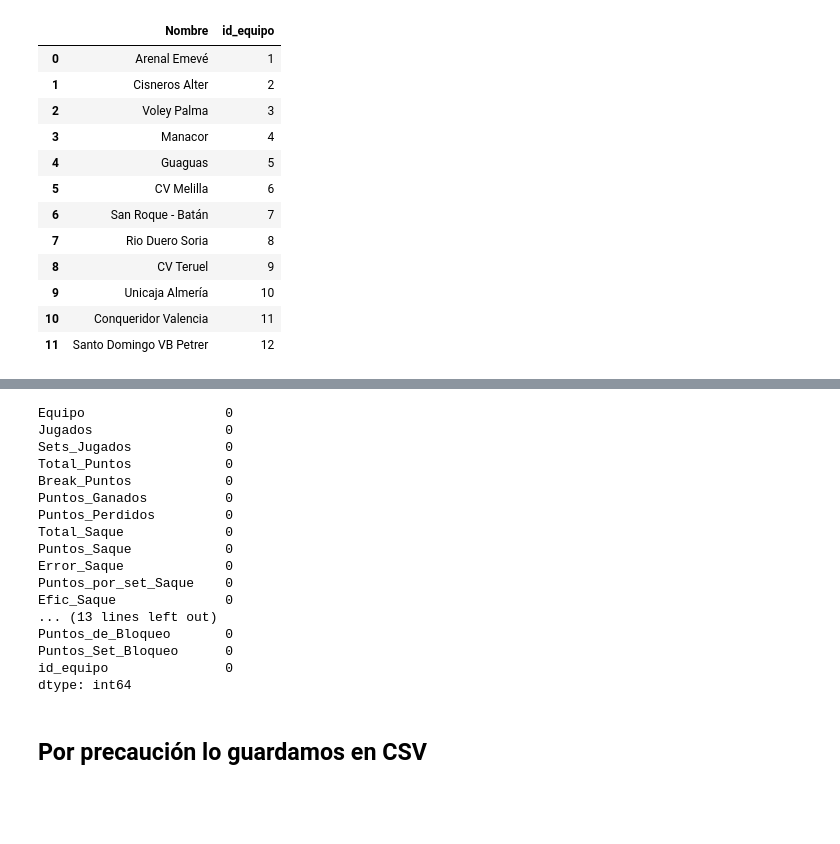
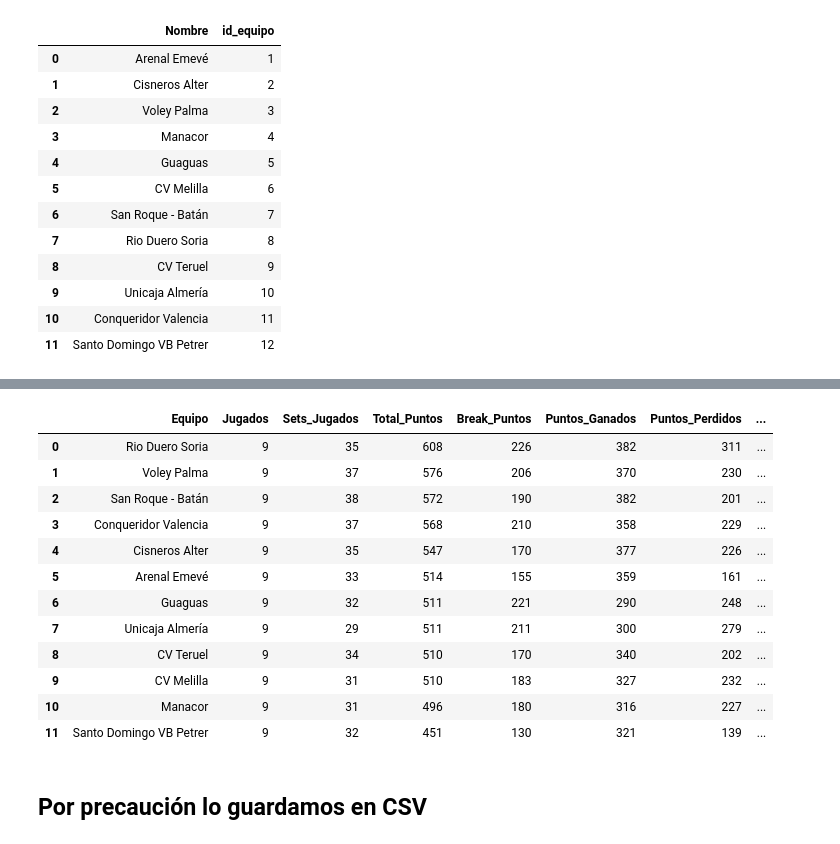
Before and after one commit to AlejandroCasna/Proyecto_final, a Jupyter notebook: notebooks/2023-2024/Clean/clean_estadistica.ipynb, the cells around one changed output, grey strips where cells are left out. Drawn from its saved outputs; the diff is of its cells as text; code cells hidden in the pictures; blank space fills up the shorter version.

```diff
--- a/notebooks/2023-2024/Clean/clean_estadistica.ipynb
+++ b/notebooks/2023-2024/Clean/clean_estadistica.ipynb
@@ -2,6 +2,7 @@
 import sys
 sys.path.append('C:\ironhack\Proyecto_final') # Hablar con el jefe
 from src.funciones import *
+pd.set_option('display.max_columns', None)
 # %%
 resultado = scraping_estadistica('https://www.rfevb.com/')
 # %% [output]
@@ -102,2 +85,6 @@ result.head()
 # %%
 result = result.drop(columns=['Nombre'])
+# %%
+columns_to_convert = ['Efic_Ataque', 'Excelente_Ataque', 'Efic_Recepcion', 'Excelente_Recepcion', 'Puntos_por_set_Saque', 'Efic_Saque','Puntos_Set_Bloqueo']
+result[columns_to_convert] = result[columns_to_convert].replace({'%': '', ',': '.'}, regex=True).astype(float)
+result.info()
@@ -103,0 +109,7 @@ result = result.drop(columns=['Nombre'])
+# %%
+convertir = result.columns.difference(['Nombre'])
+columns_to_convert = ['Efic_Ataque', 'Excelente_Ataque', 'Efic_Recepcion', 'Excelente_Recepcion']
+result[columns_to_convert] = result[columns_to_convert].replace('%', '', regex=True)
+result[convertir] = result[convertir].applymap(lambda x: int(x) if str(x).isdigit() else x)
+
+result.info()
@@ -104,23 +134,19 @@ result = result.drop(columns=['Nombre'])
 # %%
-result.isnull().sum()
+result
 # %% [output]
-Equipo                  0
-Jugados                 0
-Sets_Jugados            0
-Total_Puntos            0
-Break_Puntos            0
-Puntos_Ganados          0
-Puntos_Perdidos         0
-Total_Saque             0
-Puntos_Saque            0
-Error_Saque             0
-Puntos_por_set_Saque    0
-Efic_Saque              0
-... (13 lines left out)
-Puntos_de_Bloqueo       0
-Puntos_Set_Bloqueo      0
-id_equipo               0
-dtype: int64
+|  | Equipo | Jugados | Sets_Jugados | Total_Puntos | Break_Puntos | Puntos_Ganados | Puntos_Perdidos | ... |
+| 0 | Rio Duero Soria | 9 | 35 | 608 | 226 | 382 | 311 | ... |
+| 1 | Voley Palma | 9 | 37 | 576 | 206 | 370 | 230 | ... |
+| 2 | San Roque - Batán | 9 | 38 | 572 | 190 | 382 | 201 | ... |
+| 3 | Conqueridor Valencia | 9 | 37 | 568 | 210 | 358 | 229 | ... |
+| 4 | Cisneros Alter | 9 | 35 | 547 | 170 | 377 | 226 | ... |
+| 5 | Arenal Emevé | 9 | 33 | 514 | 155 | 359 | 161 | ... |
+| 6 | Guaguas | 9 | 32 | 511 | 221 | 290 | 248 | ... |
+| 7 | Unicaja Almería | 9 | 29 | 511 | 211 | 300 | 279 | ... |
+| 8 | CV Teruel | 9 | 34 | 510 | 170 | 340 | 202 | ... |
+| 9 | CV Melilla | 9 | 31 | 510 | 183 | 327 | 232 | ... |
+| 10 | Manacor | 9 | 31 | 496 | 180 | 316 | 227 | ... |
+| 11 | Santo Domingo VB Petrer | 9 | 32 | 451 | 130 | 321 | 139 | ... |
 # %% [markdown]
 ## Por precaución lo guardamos en CSV
 # %%
```
Also changed, not shown: parts of 6 cells of this notebook, 15 other files.
